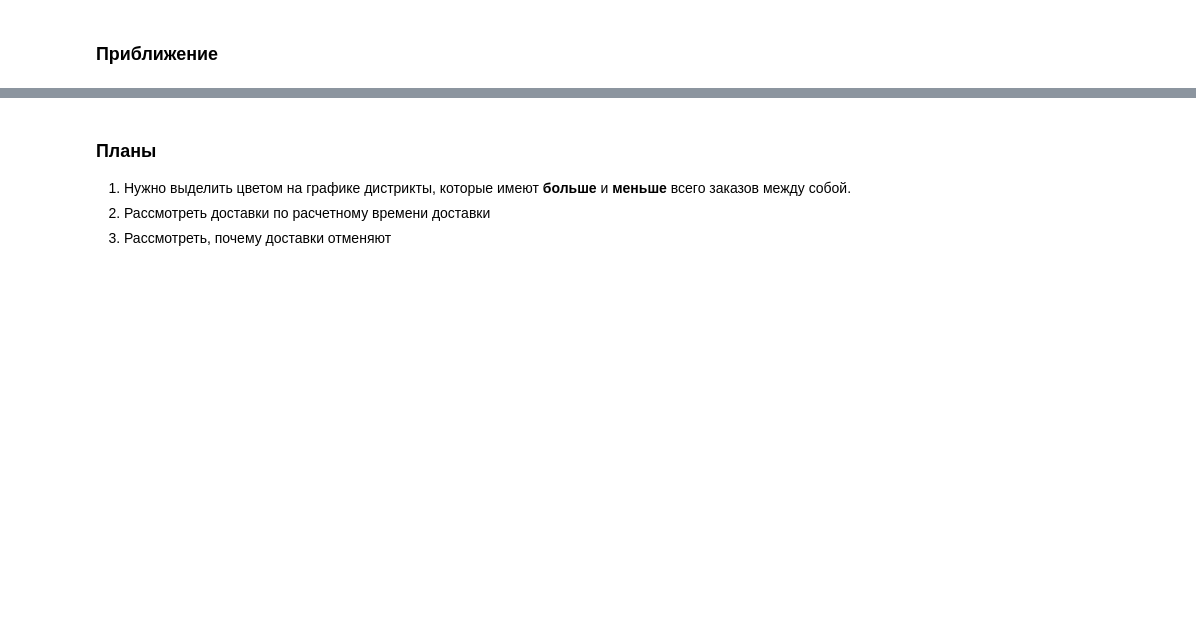
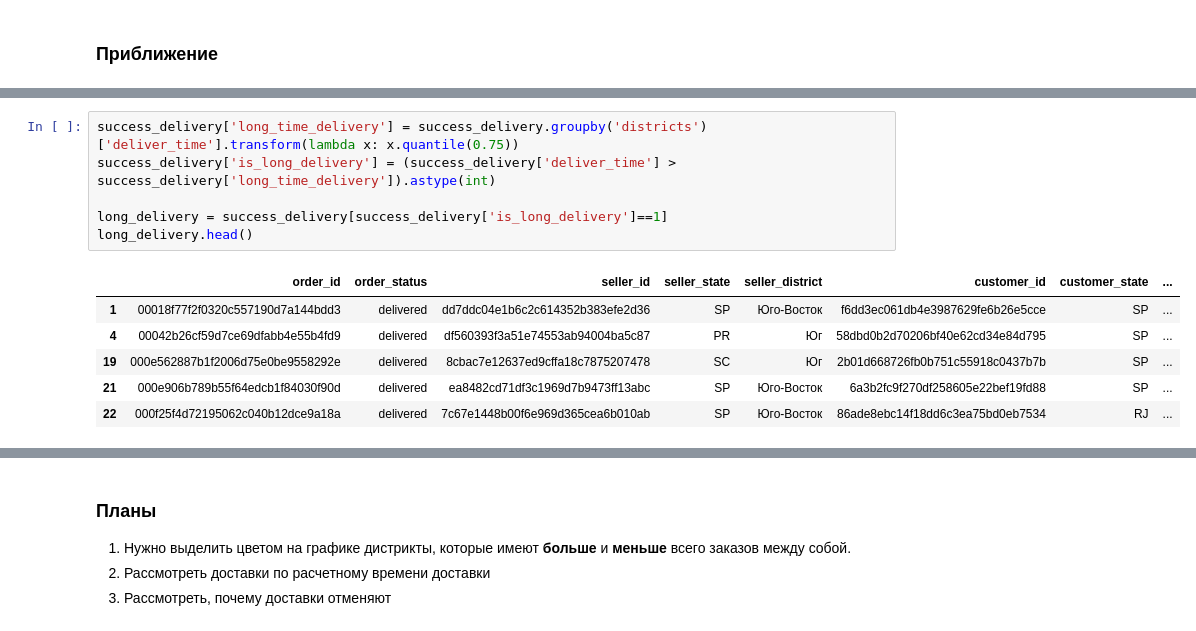
Before and after one commit to trineevkirill/brazillian_ecom, a Jupyter notebook: brazillian ecomm.ipynb, the cells around one changed output, grey strips where cells are left out. Saved outputs shown, nothing was run; the diff lists cells and outputs as text; blank space fills up the shorter version.

```diff
--- a/brazillian ecomm.ipynb
+++ b/brazillian ecomm.ipynb
@@ -474,0 +663,13 @@ Name: deliver_time, dtype: Float64
+# %%
+success_delivery['long_time_delivery'] = success_delivery.groupby('districts')['deliver_time'].transform(lambda x: x.quantile(0.75))
+success_delivery['is_long_delivery'] = (success_delivery['deliver_time'] > success_delivery['long_time_delivery']).astype(int)
+
+long_delivery = success_delivery[success_delivery['is_long_delivery']==1]
+long_delivery.head()
+# %% [output]
+|  | order_id | order_status | seller_id | seller_state | seller_district | customer_id | customer_state | ... |
+| 1 | 00018f77f2f0320c557190d7a144bdd3 | delivered | dd7ddc04e1b6c2c614352b383efe2d36 | SP | Юго-Восток | f6dd3ec061db4e3987629fe6b26e5cce | SP | ... |
+| 4 | 00042b26cf59d7ce69dfabb4e55b4fd9 | delivered | df560393f3a51e74553ab94004ba5c87 | PR | Юг | 58dbd0b2d70206bf40e62cd34e84d795 | SP | ... |
+| 19 | 000e562887b1f2006d75e0be9558292e | delivered | 8cbac7e12637ed9cffa18c7875207478 | SC | Юг | 2b01d668726fb0b751c55918c0437b7b | SP | ... |
+| 21 | 000e906b789b55f64edcb1f84030f90d | delivered | ea8482cd71df3c1969d7b9473ff13abc | SP | Юго-Восток | 6a3b2fc9f270df258605e22bef19fd88 | SP | ... |
+| 22 | 000f25f4d72195062c040b12dce9a18a | delivered | 7c67e1448b00f6e969d365cea6b010ab | SP | Юго-Восток | 86ade8ebc14f18dd6c3ea75bd0eb7534 | RJ | ... |
```
Also changed, not shown: parts of 11 cells of this notebook.
